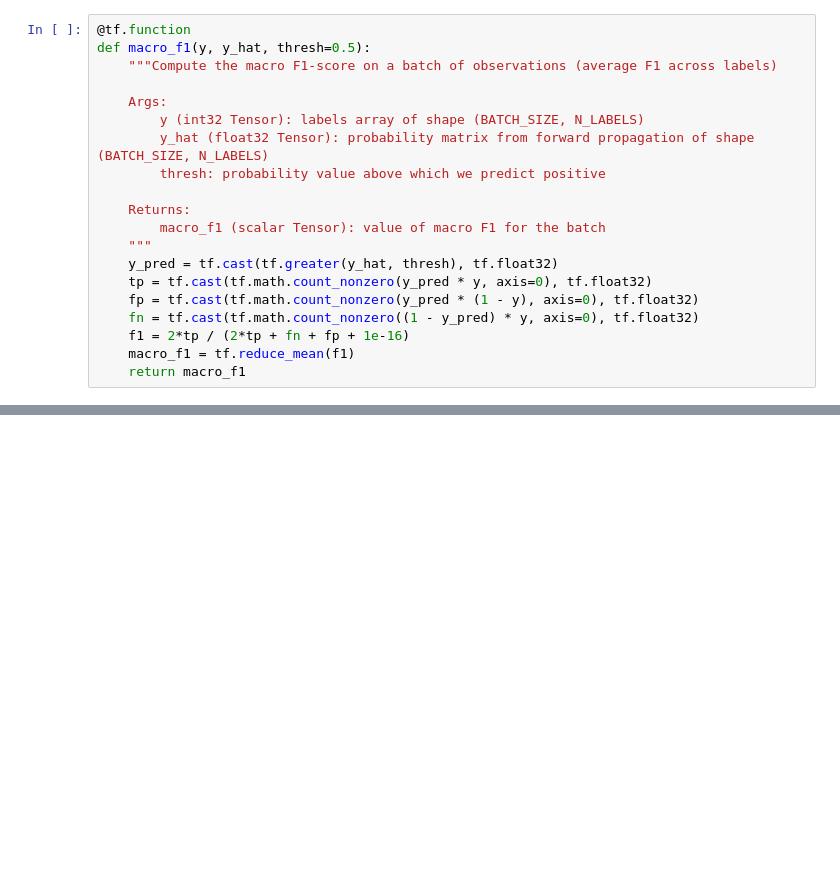
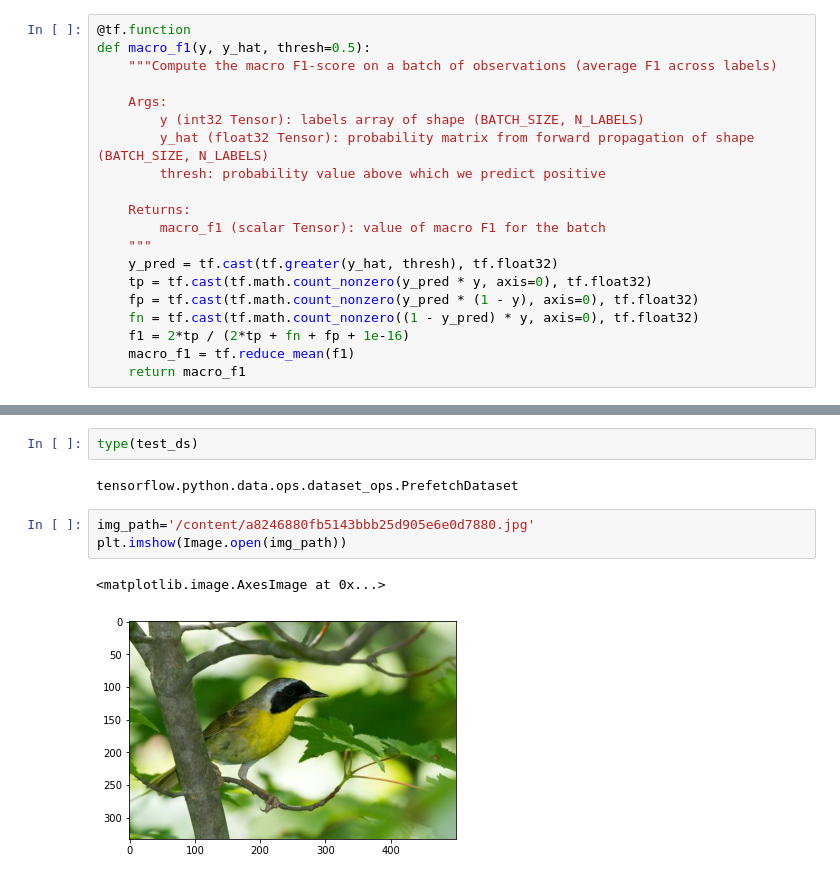
Before and after one commit to rmd-davis/MMAI_894, a Jupyter notebook: Mobilenet_v2.ipynb, the cells around one changed output, grey strips where cells are left out. Cells and saved outputs as stored; diff of their text form; blank space fills up the shorter version.

```diff
--- a/Mobilenet_v2.ipynb
+++ b/Mobilenet_v2.ipynb
@@ -389,0 +421,10 @@ plt.show()
+# %%
+type(test_ds)
+# %% [output]
+tensorflow.python.data.ops.dataset_ops.PrefetchDataset
+# %%
+img_path='/content/a8246880fb5143bbb25d905e6e0d7880.jpg'
+plt.imshow(Image.open(img_path))
+# %% [output]
+<matplotlib.image.AxesImage at 0x...>
+[figure, added]
```
Also changed, not shown: parts of 53 cells of this notebook.
